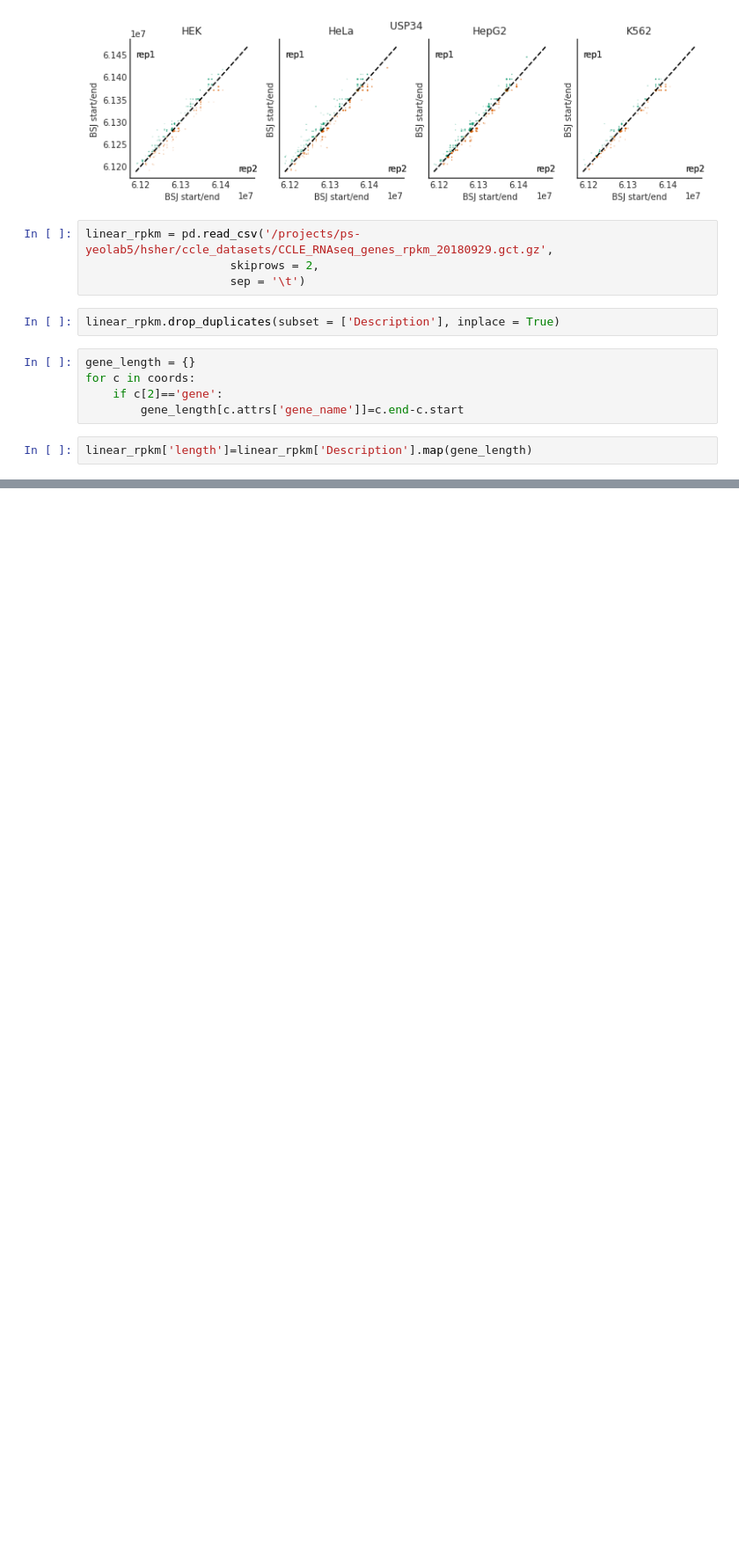
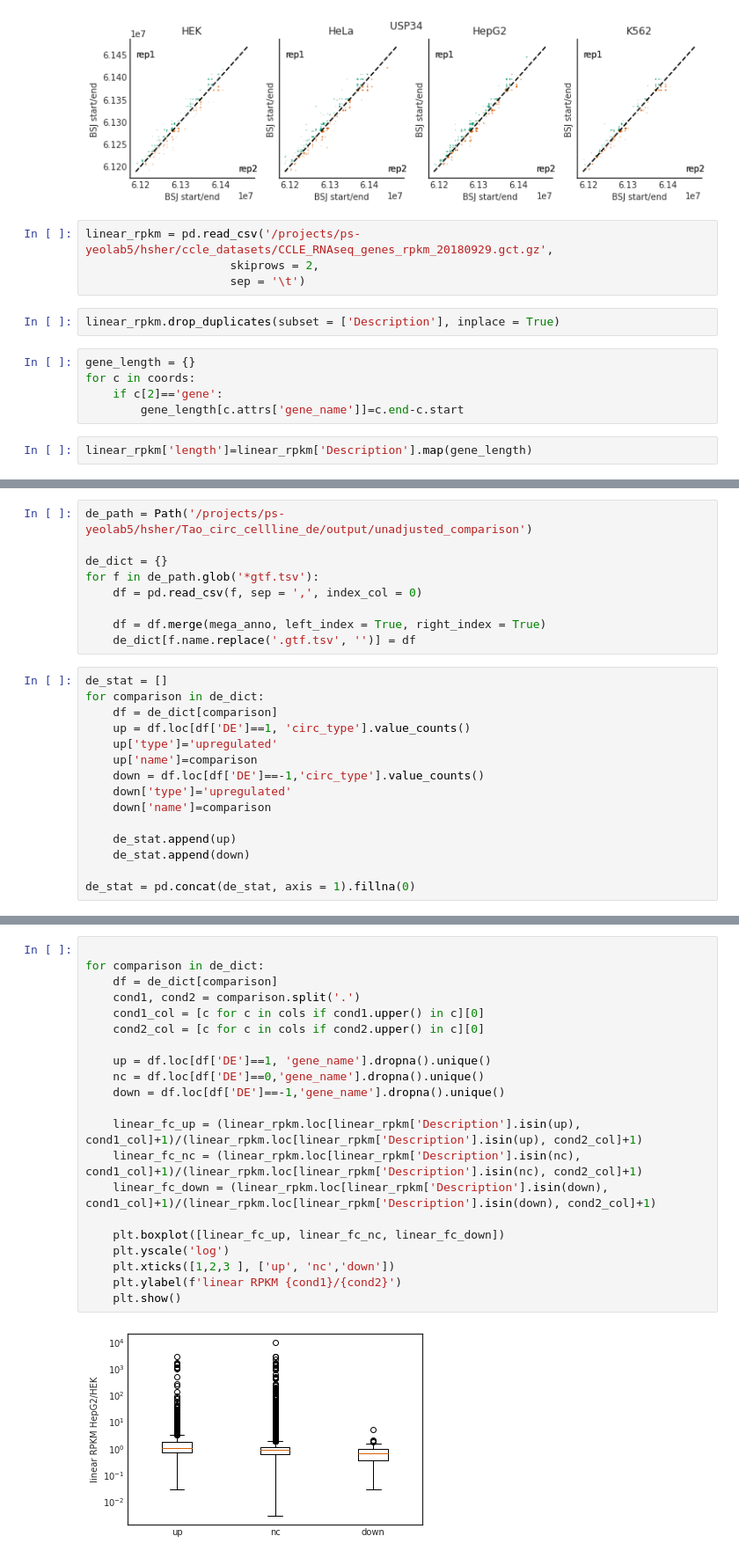
Before and after one commit to algaebrown/circSTAMP_pipe, a Jupyter notebook: notebook/5_ciriquant_output-iter7-and-12_cell_line.ipynb, the cells around one changed output, grey strips where cells are left out. Shown at 88% size. Saved outputs shown, nothing was run; the diff lists cells and outputs as text; blank space fills up the shorter version.

```diff
--- a/notebook/5_ciriquant_output-iter7-and-12_cell_line.ipynb
+++ b/notebook/5_ciriquant_output-iter7-and-12_cell_line.ipynb
@@ -378,0 +382,24 @@ sns.despine()
+# %%
+de_path = Path('/projects/ps-yeolab5/hsher/Tao_circ_cellline_de/output/unadjusted_comparison')
+
+de_dict = {}
+for f in de_path.glob('*gtf.tsv'):
+    df = pd.read_csv(f, sep = ',', index_col = 0)
+
+    df = df.merge(mega_anno, left_index = True, right_index = True)
+    de_dict[f.name.replace('.gtf.tsv', '')] = df
+# %%
+de_stat = []
+for comparison in de_dict:
+    df = de_dict[comparison]
+    up = df.loc[df['DE']==1, 'circ_type'].value_counts()
+    up['type']='upregulated'
+    up['name']=comparison
+    down = df.loc[df['DE']==-1,'circ_type'].value_counts()
+    down['type']='upregulated'
+    down['name']=comparison
+
+    de_stat.append(up)
+    de_stat.append(down)
+
+de_stat = pd.concat(de_stat, axis = 1).fillna(0)
@@ -378,0 +417,23 @@ sns.despine()
+# %%
+
+for comparison in de_dict:
+    df = de_dict[comparison]
+    cond1, cond2 = comparison.split('.')
+    cond1_col = [c for c in cols if cond1.upper() in c][0]
+    cond2_col = [c for c in cols if cond2.upper() in c][0]
+
+    up = df.loc[df['DE']==1, 'gene_name'].dropna().unique()
+    nc = df.loc[df['DE']==0,'gene_name'].dropna().unique()
+    down = df.loc[df['DE']==-1,'gene_name'].dropna().unique()
+
+    linear_fc_up = (linear_rpkm.loc[linear_rpkm['Description'].isin(up), cond1_col]+1)/(linear_rpkm.loc[linear_rpkm['Description'].isin(up), cond2_col]+1)
+    linear_fc_nc = (linear_rpkm.loc[linear_rpkm['Description'].isin(nc), cond1_col]+1)/(linear_rpkm.loc[linear_rpkm['Description'].isin(nc), cond2_col]+1)
+    linear_fc_down = (linear_rpkm.loc[linear_rpkm['Description'].isin(down), cond1_col]+1)/(linear_rpkm.loc[linear_rpkm['Description'].isin(down), cond2_col]+1)
+
+    plt.boxplot([linear_fc_up, linear_fc_nc, linear_fc_down])
+    plt.yscale('log')
+    plt.xticks([1,2,3 ], ['up', 'nc','down'])
+    plt.ylabel(f'linear RPKM {cond1}/{cond2}')
+    plt.show()
+# %% [output]
+[figure, added]
```
Also changed, not shown: parts of 36 cells of this notebook, 2 other files.
